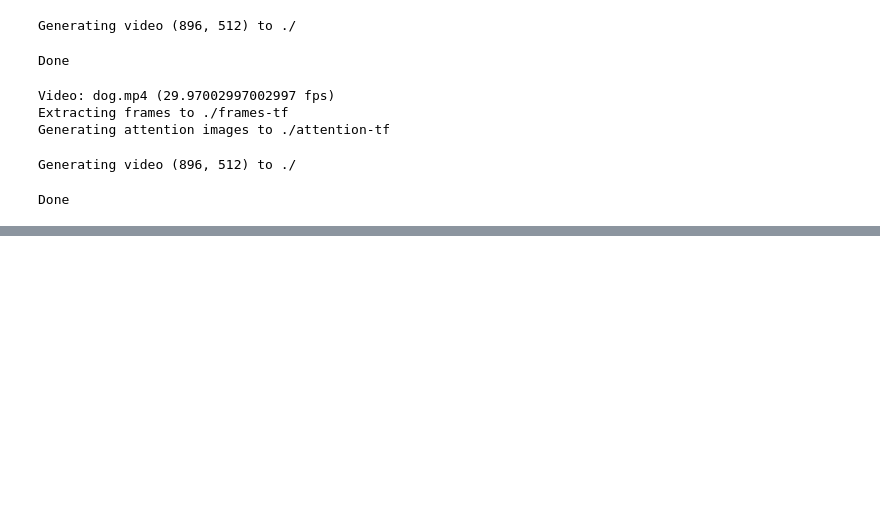
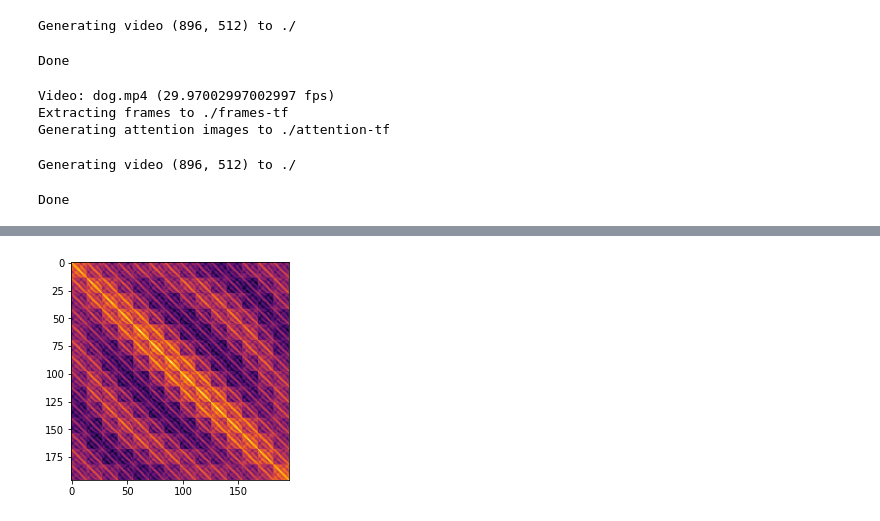
Before and after one commit to abhilashreddys/Explaining-Vision-Transformers, a Jupyter notebook: ExplainViT.ipynb, the cells around one changed output, grey strips where cells are left out. Drawn from its saved outputs; the diff is of its cells as text; code cells hidden in the pictures; blank space fills up the shorter version.

```diff
--- a/ExplainViT.ipynb
+++ b/ExplainViT.ipynb
@@ -486,0 +544,25 @@ Done
+# %%
+def get_tfhub_model(model_url: str) -> tf.keras.Model:
+    inputs = keras.Input((RESOLUTION, RESOLUTION, 3))
+    hub_module = hub.KerasLayer(model_url)
+    outputs, attention_weights = hub_module(inputs)
+    return keras.Model(inputs, outputs=[outputs, attention_weights])
+
+
+def get_gdrive_model(model_id: str) -> tf.keras.Model:
+    model_path = gdown.download(id=model_id, quiet=False)
+    with zipfile.ZipFile(model_path, "r") as zip_ref:
+        zip_ref.extractall()
+    model_name = model_path.split(".")[0]
+    inputs = keras.Input((RESOLUTION, RESOLUTION, 3))
+    model = keras.models.load_model(model_name, compile=False)
+    outputs, attention_weights = model(inputs)
+    return keras.Model(inputs, outputs=[outputs, attention_weights])
+
+
+def get_model(url_or_id):
+    if "https" in url_or_id:
+        loaded_model = get_tfhub_model(url_or_id)
+    else:
+        loaded_model = get_gdrive_model(url_or_id)
+    return loaded_model
@@ -486,0 +687,9 @@ Done
+# %%
+position_embeddings = vit_base_i21k_patch16_224.layers[1].positional_embedding.numpy()
+position_embeddings = position_embeddings.squeeze()[1:, ...]
+
+similarity = position_embeddings @ position_embeddings.T
+plt.imshow(similarity, cmap="inferno")
+plt.show()
+# %% [output]
+[figure, added]
```
Also changed, not shown: parts of 15 cells of this notebook.
